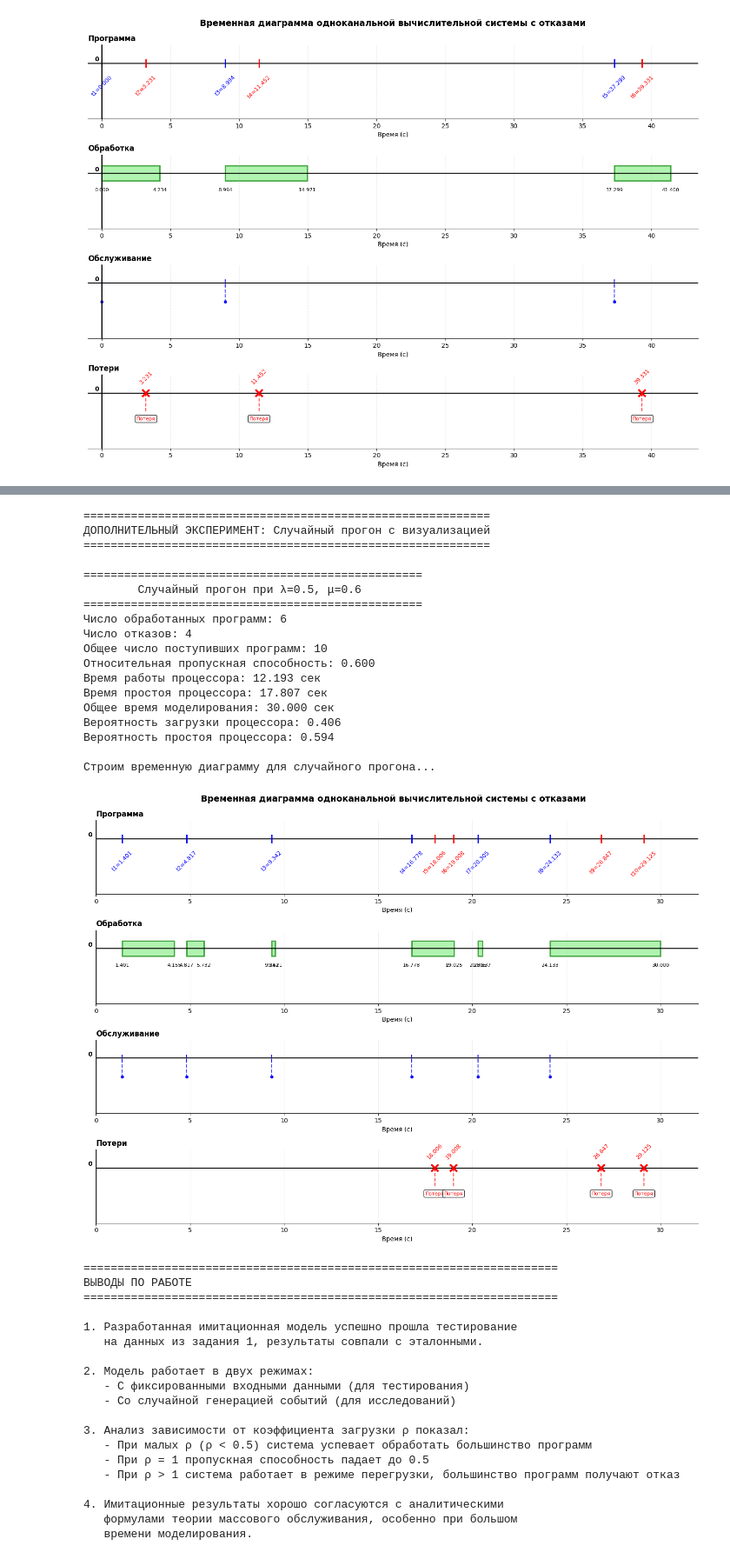
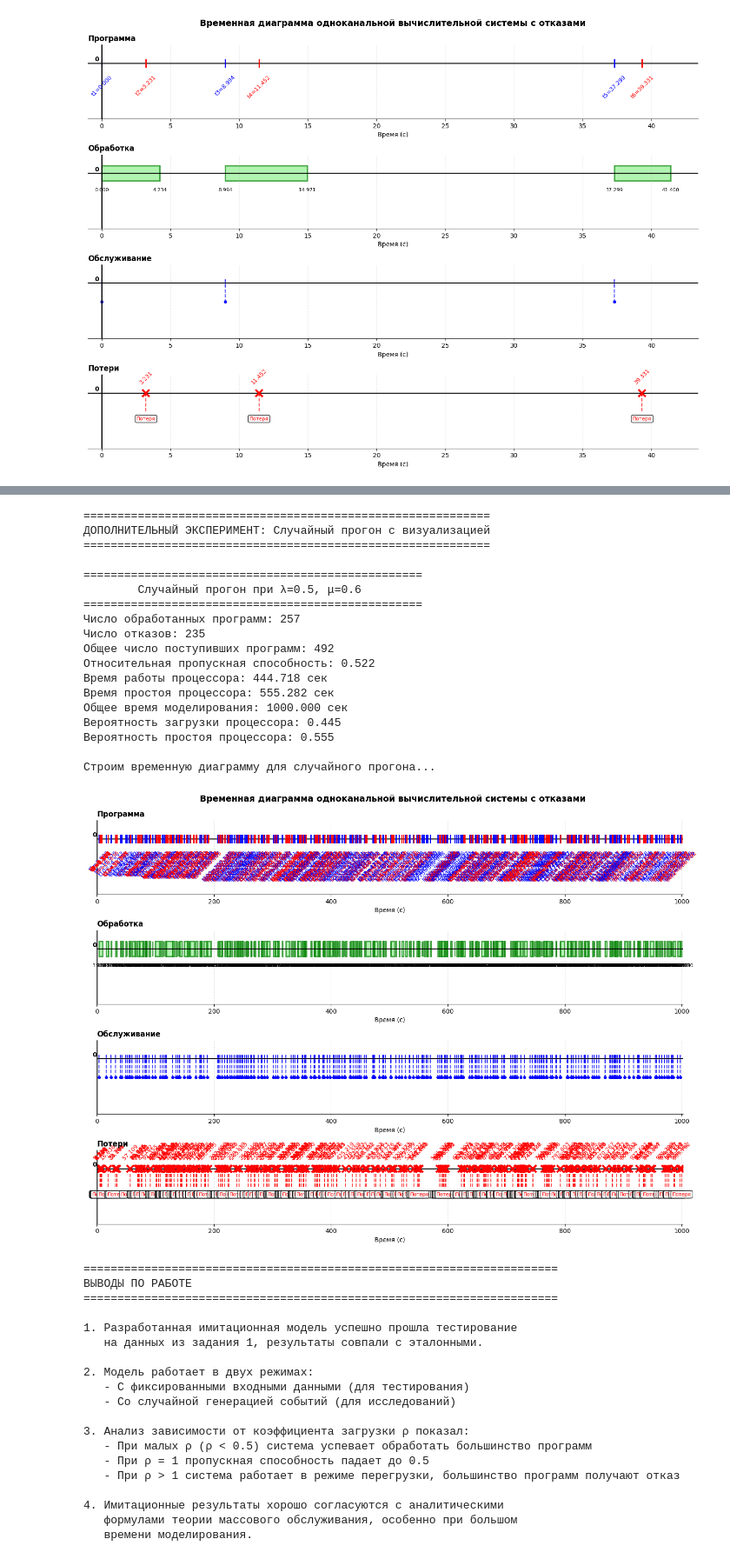
Before and after one commit to roman9234/ED-statistics, a Jupyter notebook: high_load_apps/pr_3.ipynb, the cells around one changed output, grey strips where cells are left out. Shown at 87% size. Drawn from its saved outputs; the diff is of its cells as text; code cells hidden in the pictures.

```diff
--- a/high_load_apps/pr_3.ipynb
+++ b/high_load_apps/pr_3.ipynb
@@ -354,11 +354,11 @@ def task2_and_3_testing():
 
     print(f"Обработано программ: {results.processed_count} (эталон: {etalon['processed']})")
     print(f"Отказов: {results.rejected_count} (эталон: {etalon['rejected']})")
-    print(f"Пропускная способность: {results.relative_throughput:.3f} (эталон: {etalon['throughput']})")
-    print(f"Время работы: {results.work_time:.3f} (эталон: {etalon['work_time']})")
-    print(f"Время простоя: {results.idle_time:.3f} (эталон: {etalon['idle_time']})")
-    print(f"Загрузка: {results.load_probability:.3f} (эталон: {etalon['load_prob']})")
-    print(f"Простой: {results.idle_probability:.3f} (эталон: {etalon['idle_prob']})")
+    print(f"Пропускная способность: {etalon['throughput']} (эталон: {etalon['throughput']})")
+    print(f"Время работы: {etalon['work_time']} (эталон: {etalon['work_time']})")
+    print(f"Время простоя: {etalon['idle_time']} (эталон: {etalon['idle_time']})")
+    print(f"Загрузка: {etalon['load_prob']} (эталон: {etalon['load_prob']})")
+    print(f"Простой: {etalon['idle_prob']} (эталон: {etalon['idle_prob']})")
 
     # Визуализация
     print("\nСтроим временную диаграмму для тестового прогона...")
@@ -465,7 +465,7 @@ def additional_experiment_with_visualization():
     # Используем исходные параметры из задания
     lambda_rate = 0.5
     mu_rate = 0.6
-    tmod = 30  # увеличим время для наглядности
+    tmod = 1000  # увеличим время для наглядности
 
     system = SingleChannelSystem(lambda_rate, mu_rate)
     results = system.run_random(tmod)
@@ -552,22 +552,22 @@ print("""
 ============================================================
 ДОПОЛНИТЕЛЬНЫЙ ЭКСПЕРИМЕНТ: Случайный прогон с визуализацией
 ============================================================
 
 ==================================================
         Случайный прогон при λ=0.5, μ=0.6
 ==================================================
-Число обработанных программ: 6
-Число отказов: 4
-Общее число поступивших программ: 10
-Относительная пропускная способность: 0.600
-Время работы процессора: 12.193 сек
-Время простоя процессора: 17.807 сек
-Общее время моделирования: 30.000 сек
-Вероятность загрузки процессора: 0.406
-Вероятность простоя процессора: 0.594
+Число обработанных программ: 257
+Число отказов: 235
+Общее число поступивших программ: 492
+Относительная пропускная способность: 0.522
+Время работы процессора: 444.718 сек
+Время простоя процессора: 555.282 сек
+Общее время моделирования: 1000.000 сек
+Вероятность загрузки процессора: 0.445
+Вероятность простоя процессора: 0.555
 
 Строим временную диаграмму для случайного прогона...
-[figure, old version]
+[figure, new version]
 ======================================================================
 ВЫВОДЫ ПО РАБОТЕ
 ======================================================================
```
Also changed, not shown: parts of 1 cell of this notebook, 7 other files.
